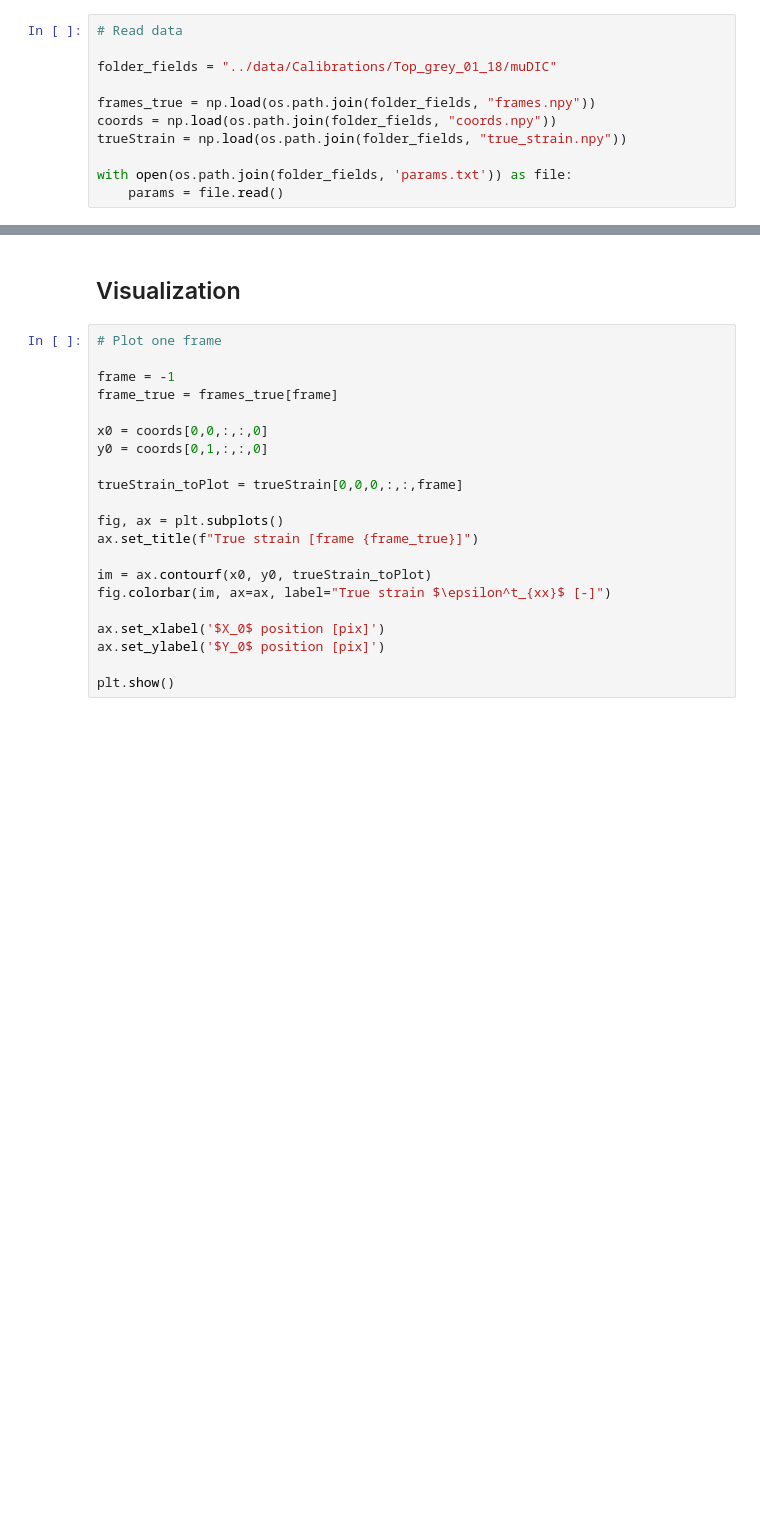
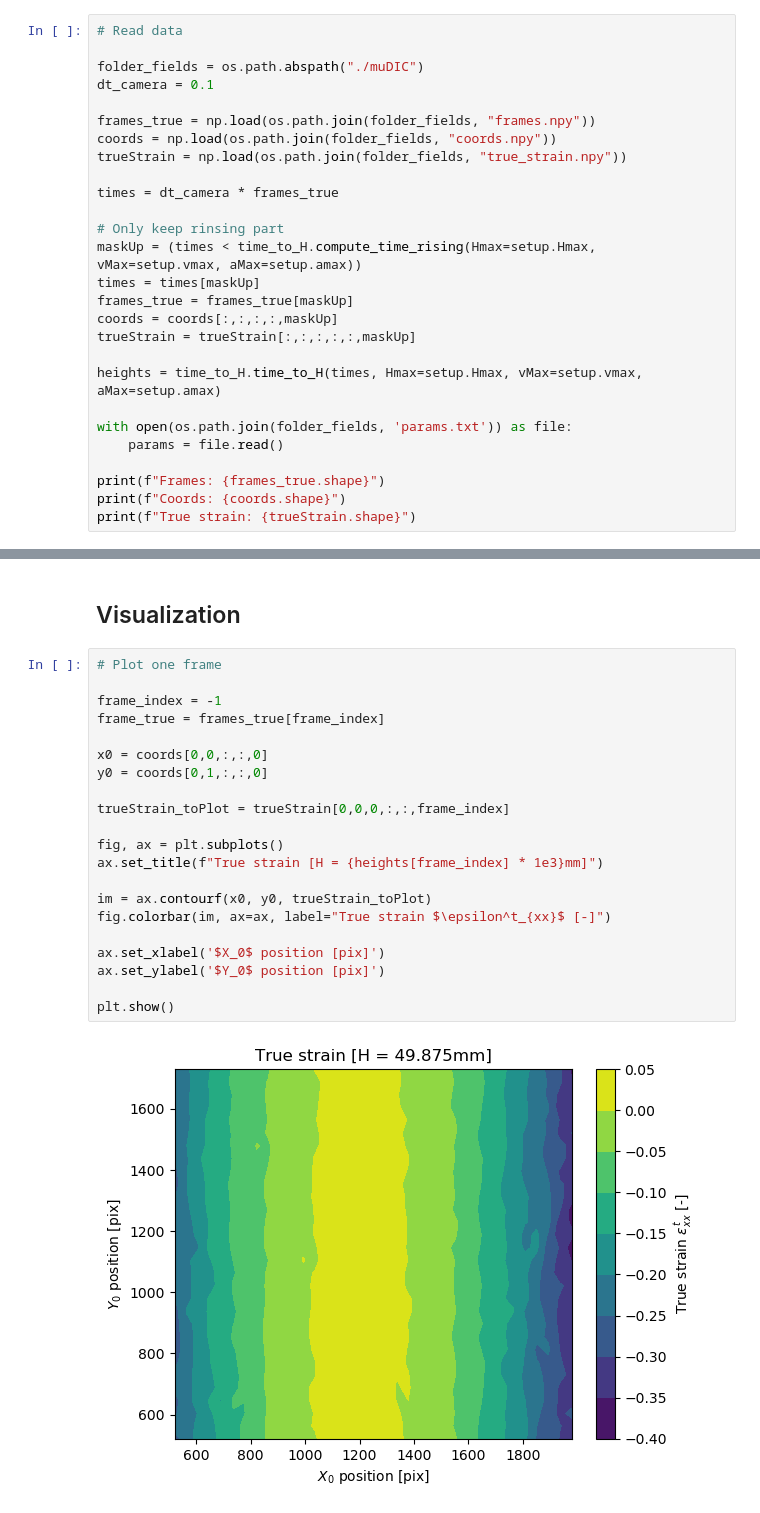
Before and after one commit to AlexandreTlili/Fracture_dAlembert, a Jupyter notebook: code/DIC_calibration.ipynb, the cells around one changed output, grey strips where cells are left out. Drawn from its saved outputs; the diff is of its cells as text; blank space fills up the shorter version.

Commit message:
DIC_calibration: improve plots and add study of noise

```diff
--- a/code/DIC_calibration.ipynb
+++ b/code/DIC_calibration.ipynb
@@ -15,11 +22,27 @@ import parameters as setup
 # %%
 # Read data
 
-folder_fields = "../data/Calibrations/Top_grey_01_18/muDIC"
+folder_fields = os.path.abspath("./muDIC")
+dt_camera = 0.1
 
 frames_true = np.load(os.path.join(folder_fields, "frames.npy"))
 coords = np.load(os.path.join(folder_fields, "coords.npy"))
 trueStrain = np.load(os.path.join(folder_fields, "true_strain.npy"))
 
+times = dt_camera * frames_true
+
+# Only keep rinsing part
+maskUp = (times < time_to_H.compute_time_rising(Hmax=setup.Hmax, vMax=setup.vmax, aMax=setup.amax))
+times = times[maskUp]
+frames_true = frames_true[maskUp]
+coords = coords[:,:,:,:,maskUp]
+trueStrain = trueStrain[:,:,:,:,:,maskUp]
+
+heights = time_to_H.time_to_H(times, Hmax=setup.Hmax, vMax=setup.vmax, aMax=setup.amax)
+
 with open(os.path.join(folder_fields, 'params.txt')) as file:
     params = file.read()
+
+print(f"Frames: {frames_true.shape}")
+print(f"Coords: {coords.shape}")
+print(f"True strain: {trueStrain.shape}")
@@ -28,24 +55,26 @@ with open(os.path.join(folder_fields, 'params.txt')) as file:
 # %%
 # Plot one frame
 
-frame = -1
-frame_true = frames_true[frame]
+frame_index = -1
+frame_true = frames_true[frame_index]
 
 x0 = coords[0,0,:,:,0]
 y0 = coords[0,1,:,:,0]
 
-trueStrain_toPlot = trueStrain[0,0,0,:,:,frame]
+trueStrain_toPlot = trueStrain[0,0,0,:,:,frame_index]
 
 fig, ax = plt.subplots()
-ax.set_title(f"True strain [frame {frame_true}]")
+ax.set_title(f"True strain [H = {heights[frame_index] * 1e3}mm]")
 
 im = ax.contourf(x0, y0, trueStrain_toPlot)
 fig.colorbar(im, ax=ax, label="True strain $\epsilon^t_{xx}$ [-]")
 
 ax.set_xlabel('$X_0$ position [pix]')
 ax.set_ylabel('$Y_0$ position [pix]')
 
 plt.show()
+# %% [output]
+[figure, added]
 # %%
 # Plot animation
 
```
Also changed, not shown: parts of 19 cells of this notebook.
